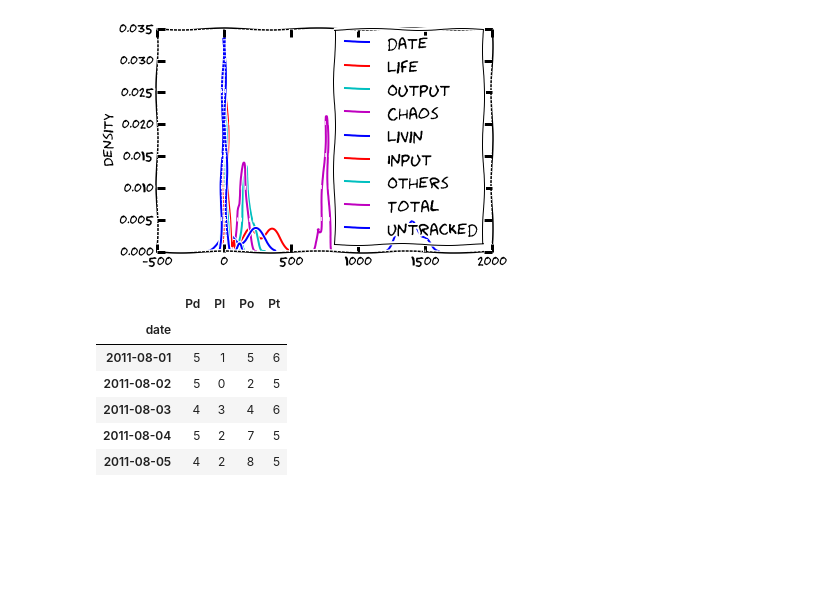
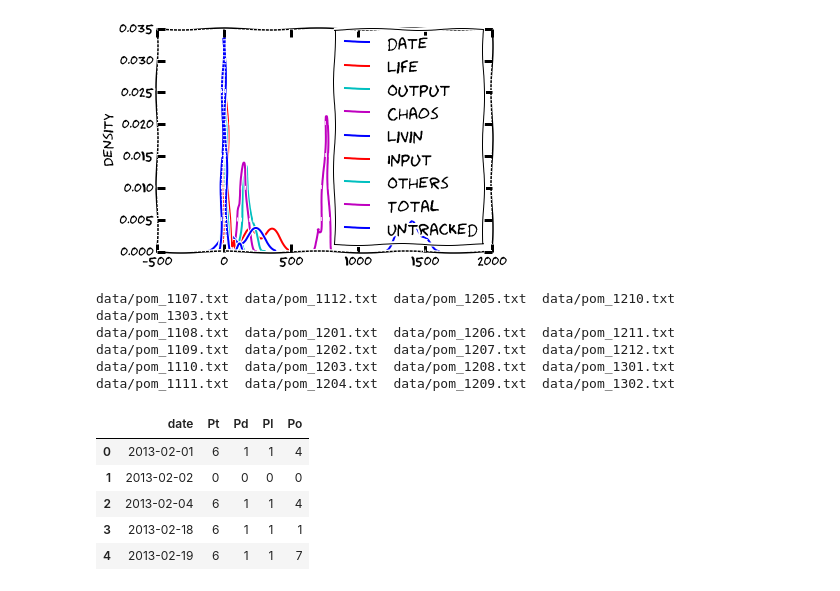
Before and after one commit to OpenBookProjects/ipynb, a Jupyter notebook: R2Py/chaos.ipynb, the cells around one changed output. Saved outputs shown, nothing was run; the diff lists cells and outputs as text; code cells hidden in the pictures; blank space fills up the shorter version.

```diff
--- a/R2Py/chaos.ipynb
+++ b/R2Py/chaos.ipynb
@@ -255,13 +276,18 @@ df.plot(kind='kde', stacked=False)
+# %%
+ls data/pom_*
+# %% [output]
+data/pom_1107.txt  data/pom_1112.txt  data/pom_1205.txt  data/pom_1210.txt  data/pom_1303.txt
+data/pom_1108.txt  data/pom_1201.txt  data/pom_1206.txt  data/pom_1211.txt
+data/pom_1109.txt  data/pom_1202.txt  data/pom_1207.txt  data/pom_1212.txt
+data/pom_1110.txt  data/pom_1203.txt  data/pom_1208.txt  data/pom_1301.txt
+data/pom_1111.txt  data/pom_1204.txt  data/pom_1209.txt  data/pom_1302.txt
 # %%
-df = pd.read_csv('data/pom_1108.txt')
+df = pd.read_csv('data/pom_1302.txt')
+df.head()
+# %% [output]
+|  | date | Pt | Pd | Pl | Po |
+| 0 | 2013-02-01 | 6 | 1 | 1 | 4 |
+| 1 | 2013-02-02 | 0 | 0 | 0 | 0 |
+| 2 | 2013-02-04 | 6 | 1 | 1 | 4 |
+| 3 | 2013-02-18 | 6 | 1 | 1 | 1 |
+| 4 | 2013-02-19 | 6 | 1 | 1 | 7 |
-# %%
-pt_pd = pd.pivot_table(df,index=["date"])
-pt_pd.head()
-# %% [output]
-|  | Pd | Pl | Po | Pt |
-| date |  |  |  |  |
-| 2011-08-01 | 5 | 1 | 5 | 6 |
-| 2011-08-02 | 5 | 0 | 2 | 5 |
-| 2011-08-03 | 4 | 3 | 4 | 6 |
-| 2011-08-04 | 5 | 2 | 7 | 5 |
-| 2011-08-05 | 4 | 2 | 8 | 5 |
```
Also changed, not shown: parts of 12 cells of this notebook, 2 other files.
